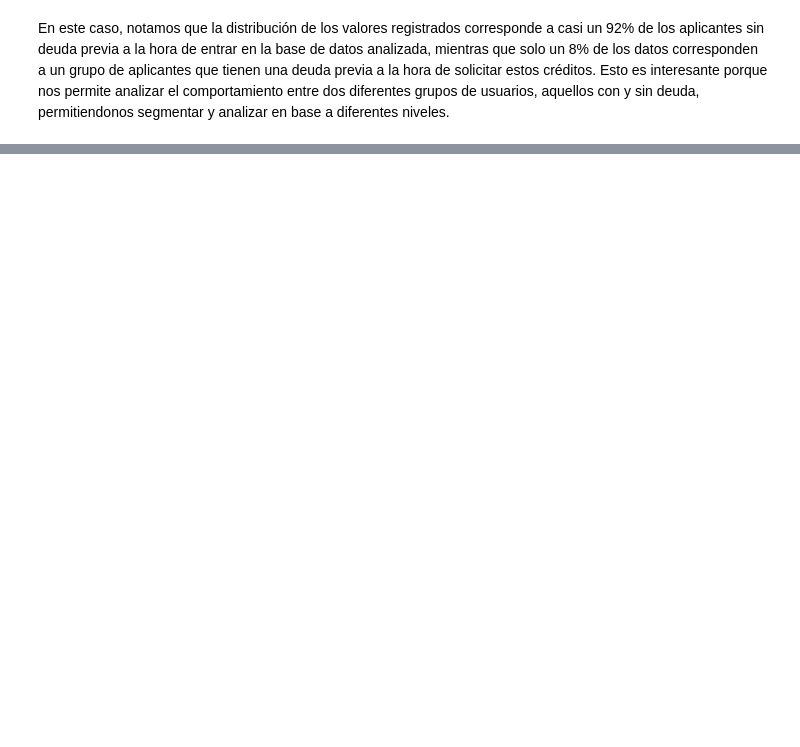
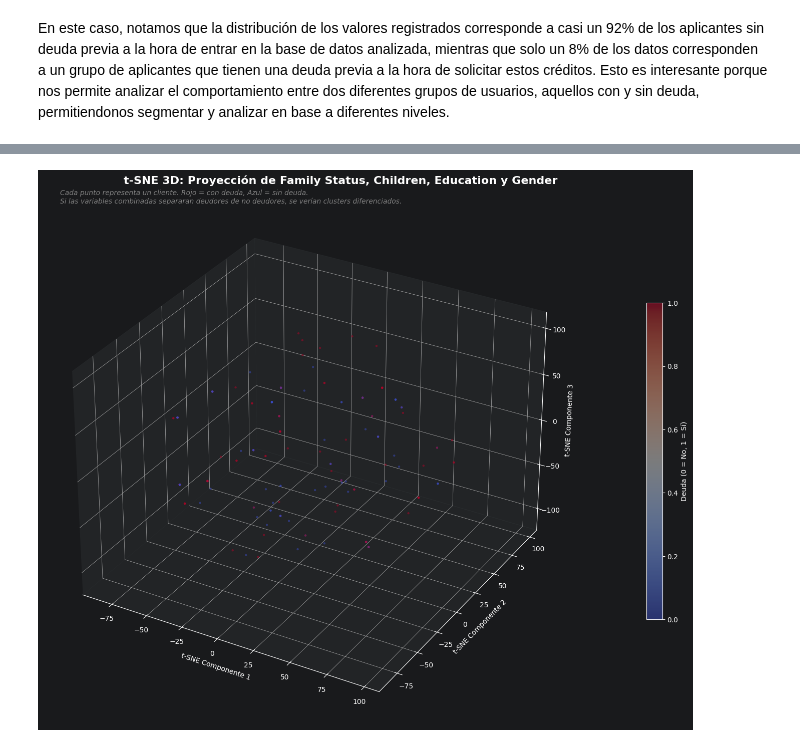
Before and after one commit to Volv1t3/MidtermDataAnalysisProject, a Jupyter notebook: src/python/notebooks/Proyecto_En_Clase_Arellano.ipynb, the cells around one changed output, grey strips where cells are left out. Saved outputs shown, nothing was run; the diff lists cells and outputs as text; code cells hidden in the pictures; blank space fills up the shorter version.

```diff
--- a/src/python/notebooks/Proyecto_En_Clase_Arellano.ipynb
+++ b/src/python/notebooks/Proyecto_En_Clase_Arellano.ipynb
@@ -1671,0 +2533,40 @@ plt.show()
+# %%
+#-------------------------------------------------------------------------------------------------
+# Snippet de Codigo de IA: Basado en codigo de curso de Machine Learning MAC con modificaciones con Amazon Q Professional
+#-------------------------------------------------------------------------------------------------
+
+
+#? 11 Visualizacion t-SNE 3D de la relacion entre las 4 variables categoricas y debt
+from sklearn.manifold import TSNE
+
+#? 11.1 Muestra estratificada de entre 100 a 5000 entradas de datos: Hacemos esto dado que el dataset cuenta con cerca de 21k entradas
+#? luego del filtrado y hacer TSNE que es O(n2) con estos datos es imposible
+muestra = data_cleaned_ai_prep.groupby('debt', group_keys=True).head(int(max(100, 5000))).reset_index()
+
+#? Ejecutamos t-SNE 3D: para ejecutar TSNE tenemos que trabajar con un numero de componentes, en este caso 3 que es menor o igual que las columnas que le pasamos de la data
+#? en este caso, perplexity como 5 es la variable que determina la cantidad de vecinos en el dataset cuando se represente, el metdo barnes hut es el mas eficiente para este dataset
+tsne = TSNE(n_components=3, random_state=42, perplexity=5, method='barnes_hut')
+tsne_result = tsne.fit_transform(muestra[['family_status_id','gender','education_id','children']])
+
+#? Visualizacion 3D: aqui lo que hacemos es generar un subplot con el formato 111 y la proyeccion 3d que nos permiten definir ejes x,y y z en un grafico de scatter. El color de los puntos corresponde
+#? a la muestra con los valores de debt, es decir, sacaremos una lista ordenada de transformaciones en donde la entrada tsne_result at 0 es atribuible a la instancia 0 en muestra.
+fig = plt.figure(figsize=(16, 12))
+ax = fig.add_subplot(111, projection='3d')
+scatter = ax.scatter(
+    tsne_result[:, 0], tsne_result[:, 1], tsne_result[:,2],
+    c=muestra['debt'], cmap='coolwarm', alpha=0.5, s=10, edgecolors='none'
+)
+fig.suptitle('t-SNE 3D: Proyección de Family Status, Children, Education y Gender',
+             fontsize=16, fontweight='bold', y=0.95, x=0.45)
+fig.text(0.1, 0.90,
+         'Cada punto representa un cliente. Rojo = con deuda, Azul = sin deuda.\n'
+         'Si las variables combinadas separaran deudores de no deudores, se verían clusters diferenciados.',
+         fontsize=10, fontstyle='italic', color='gray', va='bottom', ha='left')
+ax.set_xlabel('t-SNE Componente 1')
+ax.set_ylabel('t-SNE Componente 2')
+ax.set_zlabel('t-SNE Componente 3')
+fig.colorbar(scatter, ax=ax, label='Deuda (0 = No, 1 = Sí)', shrink=0.6, pad=0.1)
+plt.tight_layout(pad=3.0)
+plt.show()
+# %% [output]
+[figure, added]
```
Also changed, not shown: parts of 93 cells of this notebook.
